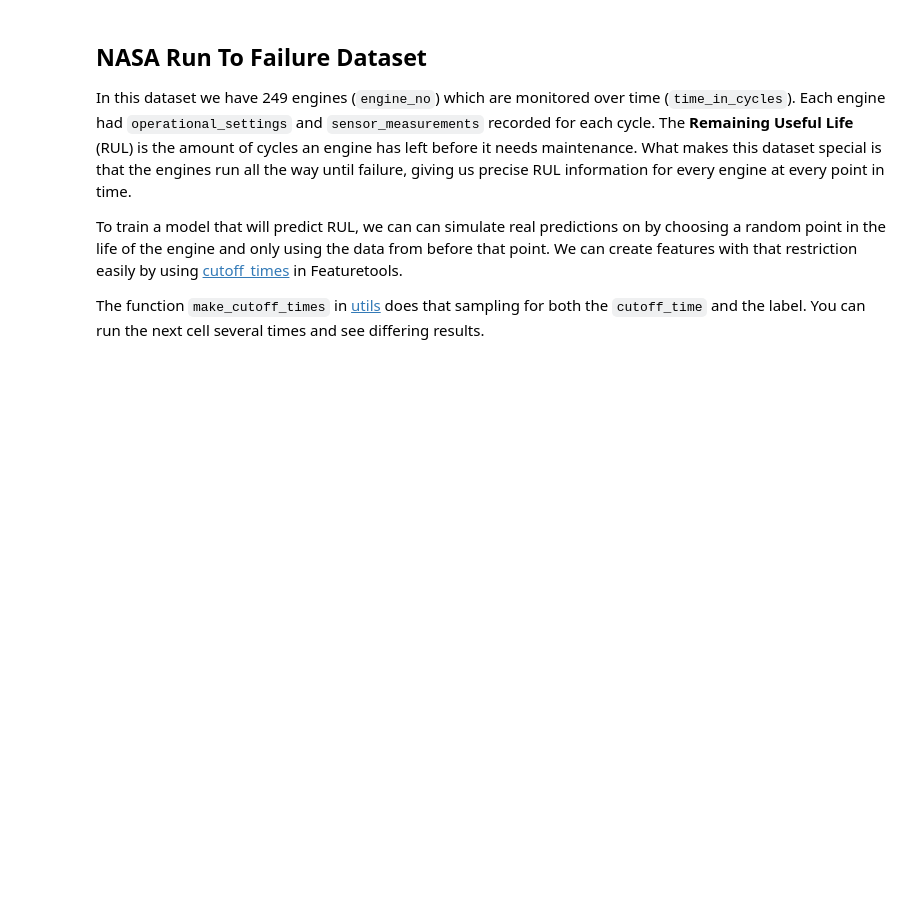
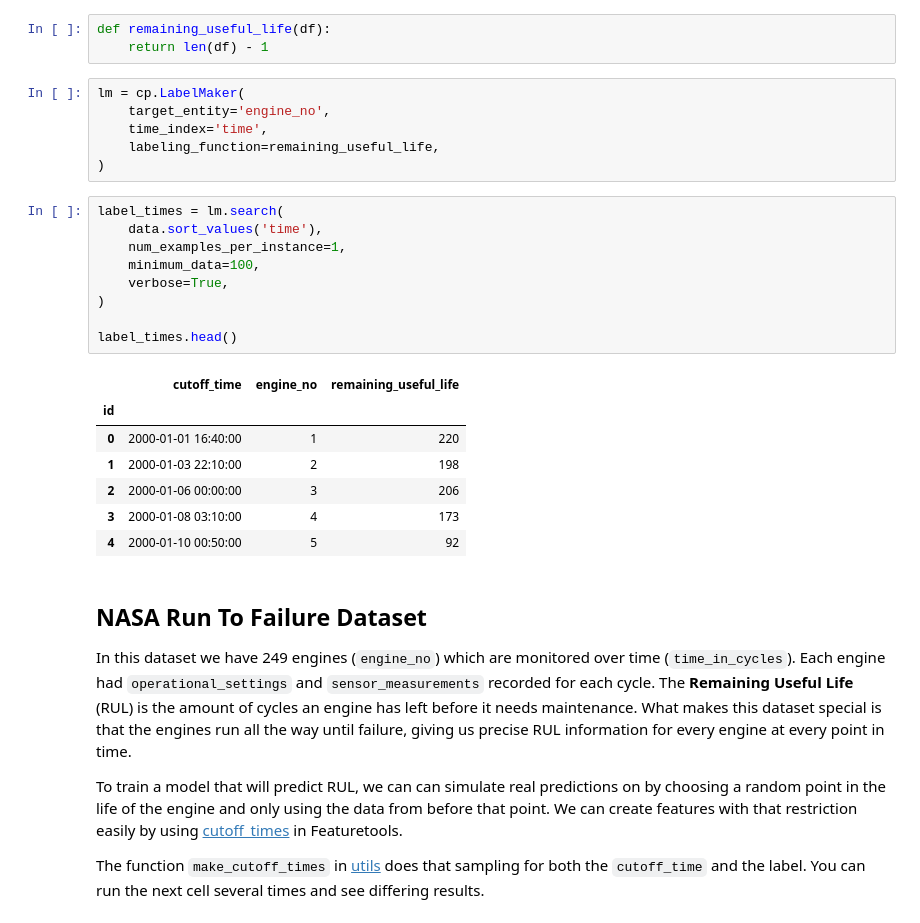
Before and after one commit to alteryx/predict-remaining-useful-life, a Jupyter notebook: Simple Featuretools RUL Demo.ipynb, the cells around one changed output. Drawn from its saved outputs; the diff is of its cells as text; blank space fills up the shorter version.

```diff
--- a/Simple Featuretools RUL Demo.ipynb
+++ b/Simple Featuretools RUL Demo.ipynb
@@ -47,3 +50,29 @@ Loaded data with:
+# %%
+def remaining_useful_life(df):
+    return len(df) - 1
+# %%
+lm = cp.LabelMaker(
+    target_entity='engine_no',
+    time_index='time',
+    labeling_function=remaining_useful_life,
+)
+# %%
+label_times = lm.search(
+    data.sort_values('time'),
+    num_examples_per_instance=1,
+    minimum_data=100,
+    verbose=True,
+)
+
+label_times.head()
+# %% [output]
+|  | cutoff_time | engine_no | remaining_useful_life |
+| id |  |  |  |
+| 0 | 2000-01-01 16:40:00 | 1 | 220 |
+| 1 | 2000-01-03 22:10:00 | 2 | 198 |
+| 2 | 2000-01-06 00:00:00 | 3 | 206 |
+| 3 | 2000-01-08 03:10:00 | 4 | 173 |
+| 4 | 2000-01-10 00:50:00 | 5 | 92 |
 # %% [markdown]
 ## NASA Run To Failure Dataset
 In this dataset we have 249 engines (`engine_no`) which are monitored over time (`time_in_cycles`). Each engine had `operational_settings` and `sensor_measurements` recorded for each cycle. The **Remaining Useful Life** (RUL) is the amount of cycles an engine has left before it needs maintenance.
```
Also changed, not shown: parts of 14 cells of this notebook, 1 other file.
